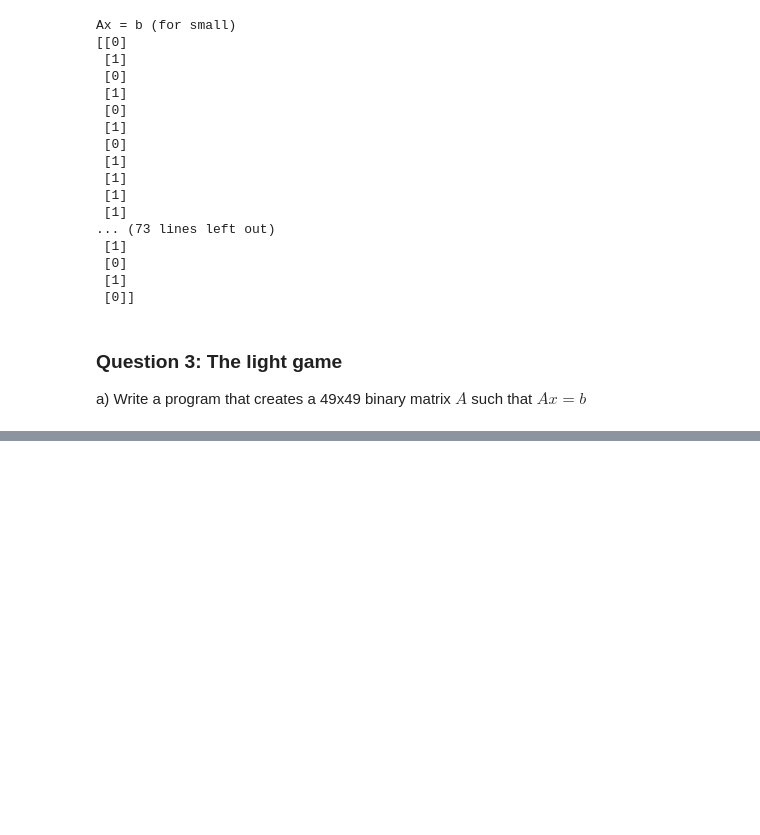
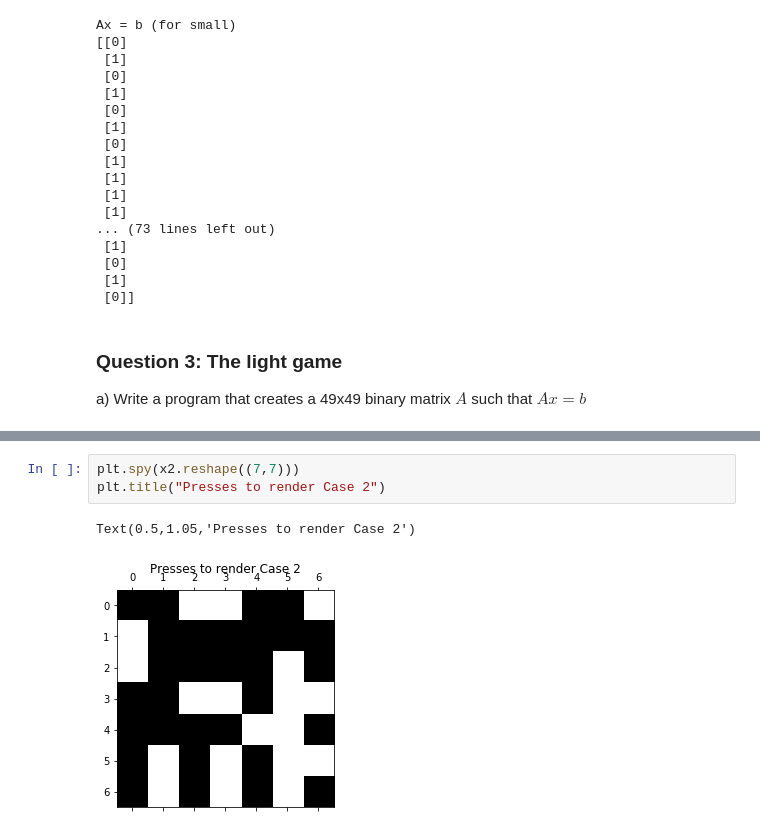
Before and after one commit to jonathanGB/am205, a Jupyter notebook: 2/AM205_HW2.ipynb, the cells around one changed output, grey strips where cells are left out. Cells and saved outputs as stored; diff of their text form; blank space fills up the shorter version.

```diff
--- a/2/AM205_HW2.ipynb
+++ b/2/AM205_HW2.ipynb
@@ -451,0 +461,6 @@ array([[1, 1, 0, ..., 0, 0, 0],
+# %%
+plt.spy(x2.reshape((7,7)))
+plt.title("Presses to render Case 2")
+# %% [output]
+Text(0.5,1.05,'Presses to render Case 2')
+[figure, added]
```
Also changed, not shown: parts of 20 cells of this notebook.
